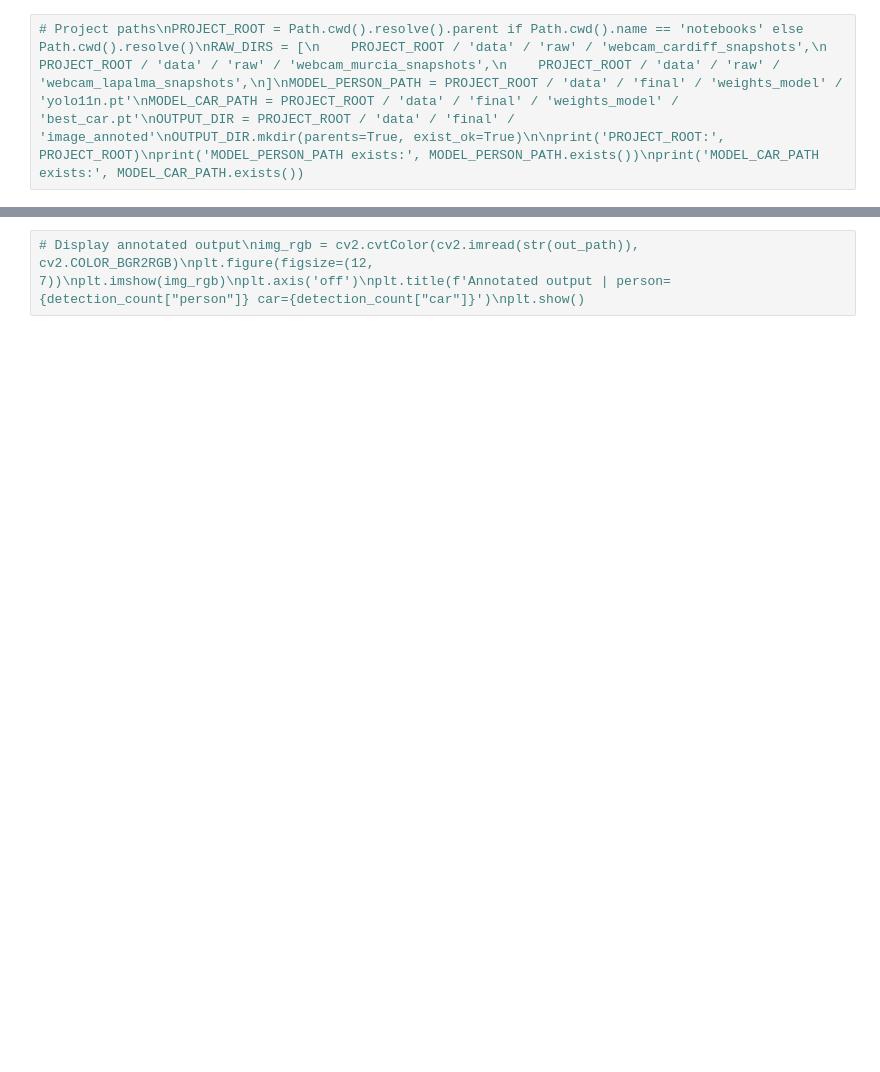
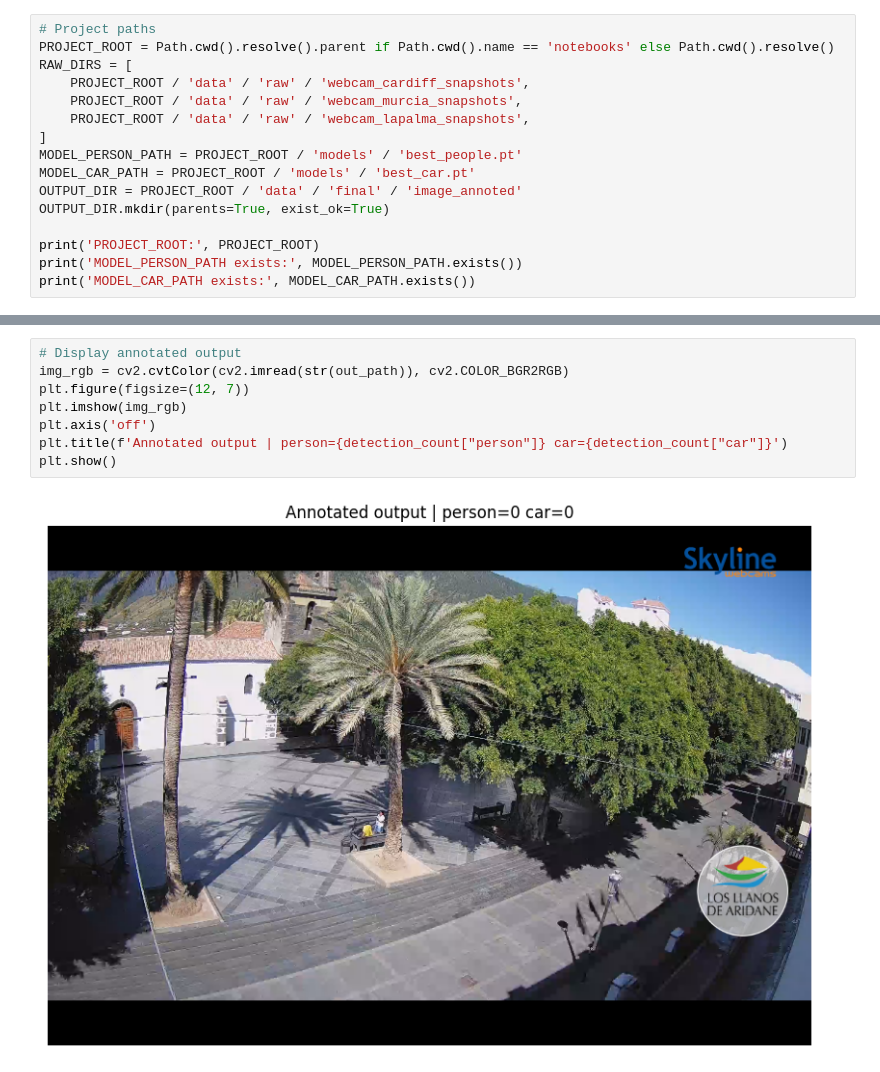
Before and after one commit to Feinst69/place_publique, a Jupyter notebook: notebooks/test_inference.ipynb, the cells around one changed output, grey strips where cells are left out. Drawn from its saved outputs; the diff is of its cells as text; blank space fills up the shorter version.

```diff
--- a/notebooks/test_inference.ipynb
+++ b/notebooks/test_inference.ipynb
@@ -5,2 +11,16 @@ from pathlib import Path\nfrom datetime import datetime\nimport cv2\nimport matp
 # %%
-# Project paths\nPROJECT_ROOT = Path.cwd().resolve().parent if Path.cwd().name == 'notebooks' else Path.cwd().resolve()\nRAW_DIRS = [\n    PROJECT_ROOT / 'data' / 'raw' / 'webcam_cardiff_snapshots',\n    PROJECT_ROOT / 'data' / 'raw' / 'webcam_murcia_snapshots',\n    PROJECT_ROOT / 'data' / 'raw' / 'webcam_lapalma_snapshots',\n]\nMODEL_PERSON_PATH = PROJECT_ROOT / 'data' / 'final' / 'weights_model' / 'yolo11n.pt'\nMODEL_CAR_PATH = PROJECT_ROOT / 'data' / 'final' / 'weights_model' / 'best_car.pt'\nOUTPUT_DIR = PROJECT_ROOT / 'data' / 'final' / 'image_annoted'\nOUTPUT_DIR.mkdir(parents=True, exist_ok=True)\n\nprint('PROJECT_ROOT:', PROJECT_ROOT)\nprint('MODEL_PERSON_PATH exists:', MODEL_PERSON_PATH.exists())\nprint('MODEL_CAR_PATH exists:', MODEL_CAR_PATH.exists())
+# Project paths
+PROJECT_ROOT = Path.cwd().resolve().parent if Path.cwd().name == 'notebooks' else Path.cwd().resolve()
+RAW_DIRS = [
+    PROJECT_ROOT / 'data' / 'raw' / 'webcam_cardiff_snapshots',
+    PROJECT_ROOT / 'data' / 'raw' / 'webcam_murcia_snapshots',
+    PROJECT_ROOT / 'data' / 'raw' / 'webcam_lapalma_snapshots',
+]
+MODEL_PERSON_PATH = PROJECT_ROOT / 'models' / 'best_people.pt'
+MODEL_CAR_PATH = PROJECT_ROOT / 'models' / 'best_car.pt'
+OUTPUT_DIR = PROJECT_ROOT / 'data' / 'final' / 'image_annoted'
+OUTPUT_DIR.mkdir(parents=True, exist_ok=True)
+
+print('PROJECT_ROOT:', PROJECT_ROOT)
+print('MODEL_PERSON_PATH exists:', MODEL_PERSON_PATH.exists())
+print('MODEL_CAR_PATH exists:', MODEL_CAR_PATH.exists())
@@ -13,2 +112,10 @@ def resolve_class_ids(model, keywords):\n    ids = []\n    for class_id, class_n
 # %%
-# Display annotated output\nimg_rgb = cv2.cvtColor(cv2.imread(str(out_path)), cv2.COLOR_BGR2RGB)\nplt.figure(figsize=(12, 7))\nplt.imshow(img_rgb)\nplt.axis('off')\nplt.title(f'Annotated output | person={detection_count["person"]} car={detection_count["car"]}')\nplt.show()
+# Display annotated output
+img_rgb = cv2.cvtColor(cv2.imread(str(out_path)), cv2.COLOR_BGR2RGB)
+plt.figure(figsize=(12, 7))
+plt.imshow(img_rgb)
+plt.axis('off')
+plt.title(f'Annotated output | person={detection_count["person"]} car={detection_count["car"]}')
+plt.show()
+# %% [output]
+[figure, added]
```
Also changed, not shown: parts of 5 cells of this notebook, 11 other files.
